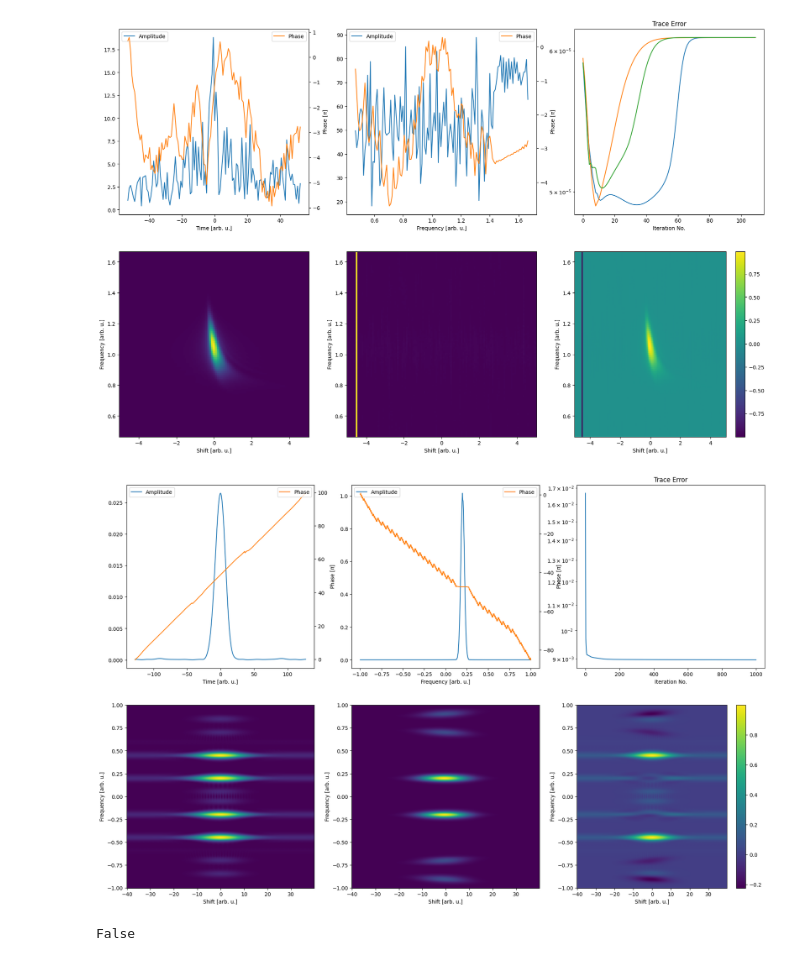
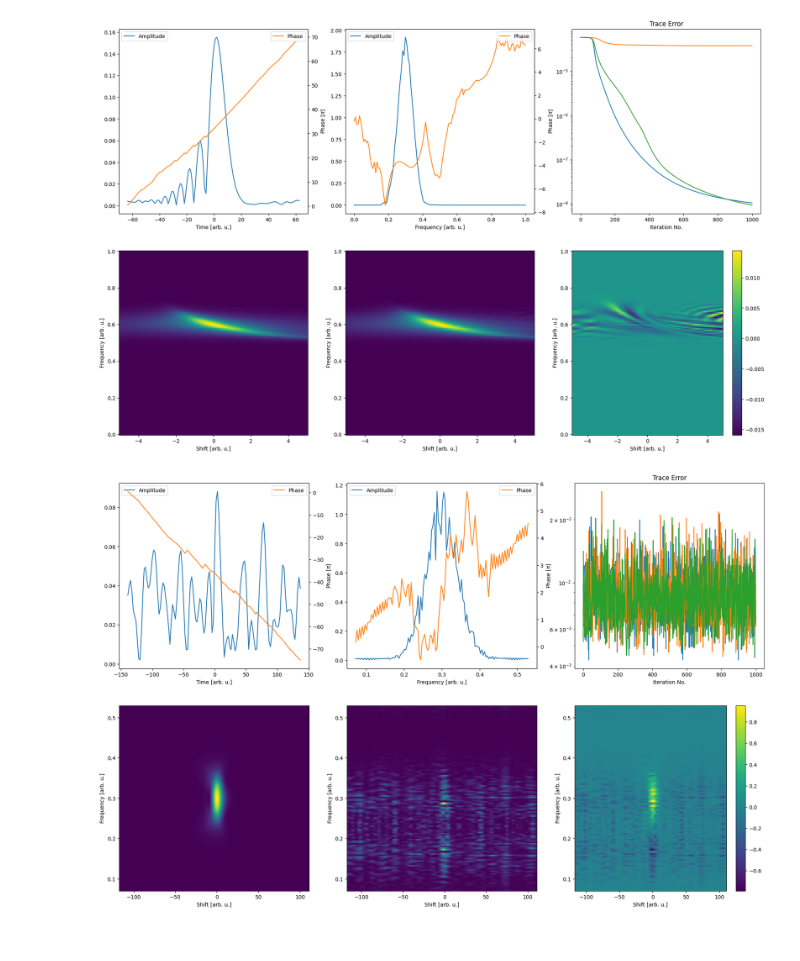
Before and after one commit to matillda123/Pulse-Retrieval-with-Jax, a Jupyter notebook: _usage_example.ipynb, the cells around one changed output. Saved outputs shown, nothing was run; the diff lists cells and outputs as text; code cells hidden in the pictures.

```diff
--- a/_usage_example.ipynb
+++ b/_usage_example.ipynb
@@ -21,7 +21,7 @@ pulse_maker=MakePulse(N=128*10, Deltaf=4) # Deltaf should be 3 for thg and 2 for
 pulse_maker.multi_pulse_time_domain_length_multiplier=8
 pulse_maker.multi_pulse_parameters=[[50, 50], [5, 5, 5], [0.5, 0.25, 0.25], [1, 1, 1], ["flat", "flat", "flat"], [None, None, None]]
 
-time_inp, pulse_t_inp, frequency_inp, pulse_f_inp=pulse_maker.generate_pulse_t(spectral_amp_parameters=[0.2, 0.05], type="polynomial", parameters_phase=[1/4,0,0,150,0],
+time_inp, pulse_t_inp, frequency_inp, pulse_f_inp=pulse_maker.generate_pulse_t(spectral_amp_parameters=[0.3, 0.1], type="polynomial", parameters_phase=[1/4,0,0,1500,0],
                                                                                multi_pulse_parameters=None)#pulse_maker.multi_pulse_parameters)
 
 input_pulses=pulse_maker.input_pulses
@@ -37,9 +39,9 @@ input_pulses_gate=pulse_maker.input_pulses
 # %%
 time, frequency, trace, spectra=pulse_maker.generate_frog_trace_and_spectrum(time_inp, frequency_inp, pulse_t_inp, pulse_f_inp, nonlinear_method="pg",
-                                                                                                  scale_time_range=0.25, N=128*4, xfrog=True,
+                                                                                                  scale_time_range=5, N=128, xfrog=False,
                                                                                                   gate=(frequency_gate, pulse_f_gate),
                                                                                                   interpolate_fft_conform=False, cut_off_val=1e-2,
-                                                                                                  ifrog=True)#, frequency_range=(0,1))
+                                                                                                  ifrog=False)#, frequency_range=(0,1))
 
 #trace = apply_noise(trace, scale_val=(0.05, 0.05), additive_noise=True, multiplicative_noise=True)
 # %% [output]
@@ -47,9 +49,9 @@ time, frequency, trace, spectra=pulse_maker.generate_frog_trace_and_spectrum(tim
 # %%
 z_arr=np.linspace(-5, 5, 128)
 #pulse_t, pulse_f=pulse_maker.precompensate_pulse_for_dscan(time, frequency, pulse_t, GDD=-5000, TOD=0, central_f=0.5)
-frequency, trace, frequency_spectrum, spectrum=pulse_maker.generate_dscan_trace_and_spectrum(z_arr, time_inp, frequency_inp, pulse_t_inp, pulse_f_inp,
-                                                                                                   nonlinear_method="thg",
-                                                                                                   N=128, cut_off_val=1e-2)
+frequency, trace, spectra = pulse_maker.generate_dscan_trace_and_spectrum(z_arr, time_inp, frequency_inp, pulse_t_inp, pulse_f_inp,
+                                                                                                   nonlinear_method="shg",
+                                                                                                   N=128, cut_off_val=1e-3, frequency_range=(0,1))
 
 
 #trace = apply_noise(trace, scale_val=0.01, additive_noise=True, multiplicative_noise=False)
@@ -169,16 +169,16 @@ from classic_algorithms_dscan import Basic, GeneralizedProjection, TimeDomainPty
 
 
 
-tdp = TimeDomainPtychography(z_arr, frequency, trace, "thg", pie_method="rPIE")
+tdp = TimeDomainPtychography(z_arr, frequency, trace, "shg", pie_method="rPIE")
 population = tdp.create_initial_population(population_size=3, guess_type="random")
 
-tdp.alpha=0.8
-tdp.gamma=0.05
+tdp.alpha=0.1
+tdp.gamma=0.0001
 
 tdp.use_linesearch=False
 tdp.use_hessian=False#"diagonal"
 
-final_result = tdp.run(population, 10, 100)
+final_result = tdp.run(population, 0, 1000)
 tdp.plot_results(final_result)
 
 
@@ -196,7 +196,7 @@ tdp.plot_results(final_result)
 # final_result = copra.run(population, 50, 200)
 # copra.plot_results(final_result)
 # %% [output]
-[figure, old version]
+[figure, new version]
 # %%
 from general_algorithms_frog_real_fields import DifferentialEvolution, Evosax, LSF, AutoDiff
 # %%
@@ -223,45 +223,38 @@ from general_algorithms_frog_real_fields import DifferentialEvolution, Evosax, L
 
 # evo.solver = CMA_ES
 
 # final_result = evo.run(population, 250)
 # evo.plot_results(final_result)
 
 
 
 
-# lsf = LSF(time, frequency, trace, "pg", xfrog="doubleblind")#.use_measured_spectrum()
+lsf = LSF(time, frequency, trace, "pg", xfrog=False).use_measured_spectrum(spectra.pulse[0], spectra.pulse[1], "pulse")
 
-# #spectral_amplitude = lsf.get_spectral_amplitude(spectra.pulse[0], spectra.pulse[1], "pulse")
-# #spectral_amplitude = lsf.get_spectral_amplitude(spectra.gate[0], spectra.gate[1], "gate")
+population = lsf.create_initial_population(population_size=3, amp_type="discrete", phase_type="discrete")
 
-# population = lsf.create_initial_population(population_size=3, amp_type="discrete", phase_type="discrete")
+lsf.number_of_bisection_iterations=12
+lsf.random_direction_mode="random"
+lsf.no_points_for_continuous=5
 
-# lsf.number_of_bisection_iterations=8
-# lsf.random_direction_mode="random"
-# lsf.no_points_for_continuous=15
-
-# final_result = lsf.run(population, 2000)
-# lsf.plot_results(final_result)
+final_result = lsf.run(population, 1000)
+lsf.plot_results(final_result)
 
 
 
 
 
 # ad = AutoDiff(time, frequency, trace, "thg", xfrog="doubleblind").use_measured_spectrum()
 
 # spectral_amplitude = ad.get_spectral_amplitude(spectra.pulse[0], spectra.pulse[1], "pulse")
 # spectral_amplitude = ad.get_spectral_amplitude(spectra.gate[0], spectra.gate[1], "gate")
 
 # population = ad.create_initial_population(population_size=1, amp_type="discrete", phase_type="discrete")
 
 # ad.alternating_optimization = True
 # ad.solver = optax.adam(learning_rate=1e-1)
 
 # final_result = ad.run(population, 1000)
 # ad.plot_results(final_result)
 # %% [output]
-[figure, old version]
+[figure, new version]
-# %%
-ad.alternating_optimization
-# %% [output]
-False
```
Also changed, not shown: parts of 8 cells of this notebook, 9 other files.
